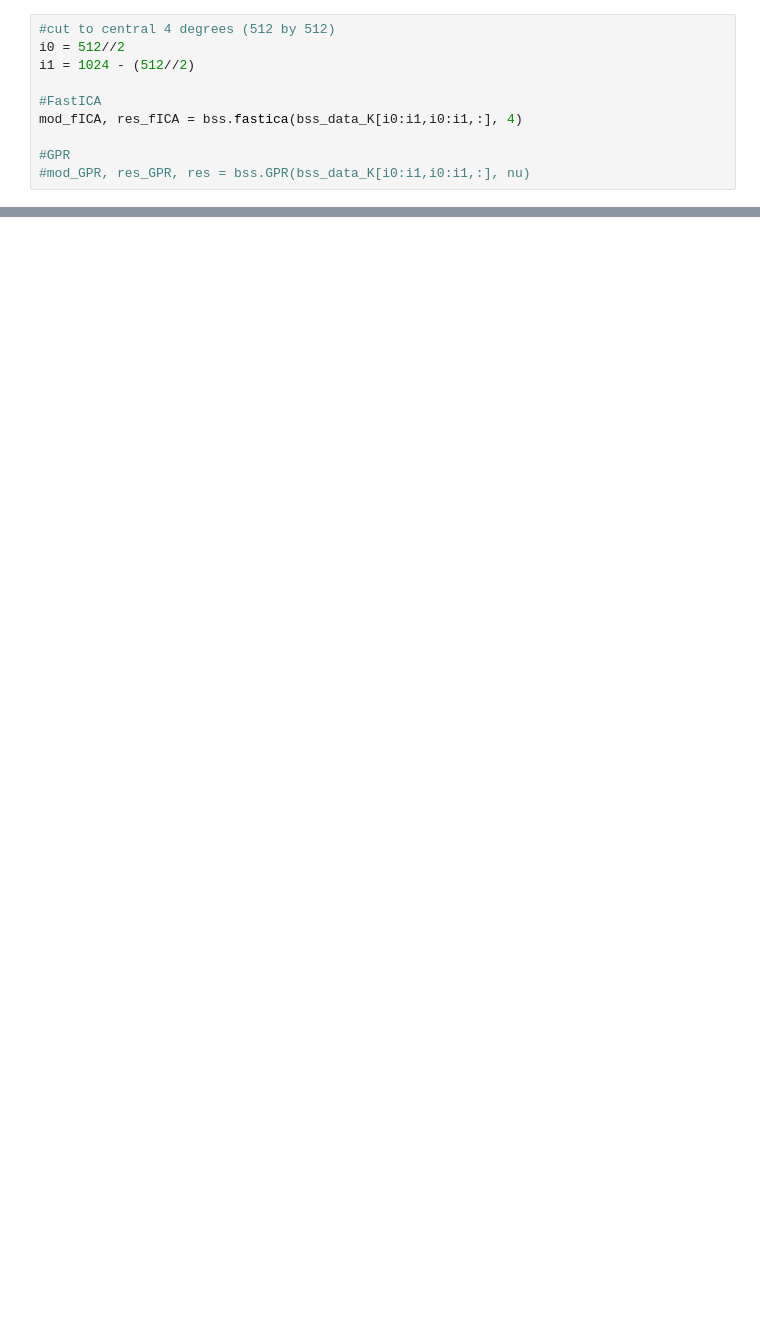
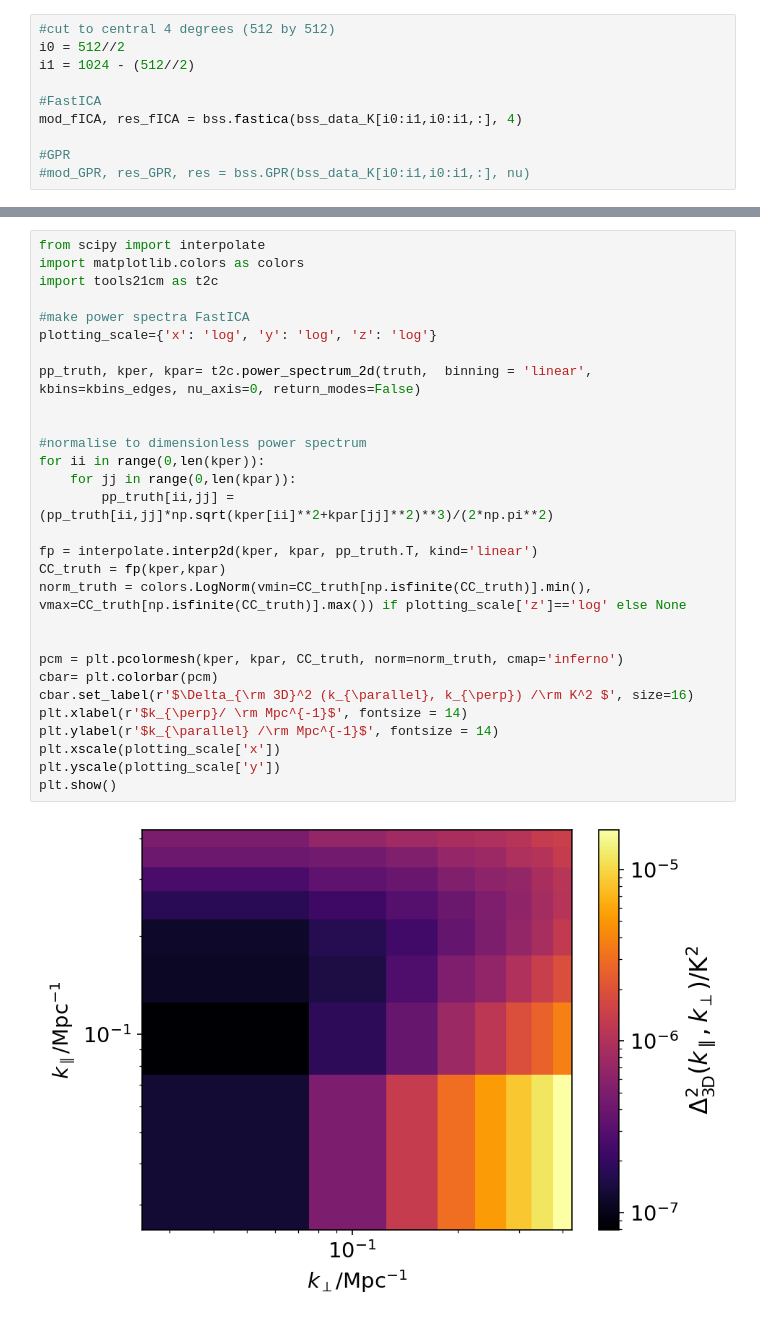
Before and after one commit to jenferon/Foreground_Removal_Pipeline, a Jupyter notebook: Jupyter_notebooks/diffuse_fg_removal.ipynb, the cells around one changed output, grey strips where cells are left out. Drawn from its saved outputs; the diff is of its cells as text; blank space fills up the shorter version.

```diff
--- a/Jupyter_notebooks/diffuse_fg_removal.ipynb
+++ b/Jupyter_notebooks/diffuse_fg_removal.ipynb
@@ -117,3 +169,34 @@ kbins_edges = [kper_edges_skao, kpar_edges_skao] # bin edges
+# %%
+from scipy import interpolate
+import matplotlib.colors as colors
+import tools21cm as t2c
+
+#make power spectra FastICA
+plotting_scale={'x': 'log', 'y': 'log', 'z': 'log'}
+
+pp_truth, kper, kpar= t2c.power_spectrum_2d(truth,  binning = 'linear', kbins=kbins_edges, nu_axis=0, return_modes=False)
+
+
+#normalise to dimensionless power spectrum
+for ii in range(0,len(kper)):
+    for jj in range(0,len(kpar)):
+        pp_truth[ii,jj] = (pp_truth[ii,jj]*np.sqrt(kper[ii]**2+kpar[jj]**2)**3)/(2*np.pi**2)
+
+fp = interpolate.interp2d(kper, kpar, pp_truth.T, kind='linear')
+CC_truth = fp(kper,kpar)
+norm_truth = colors.LogNorm(vmin=CC_truth[np.isfinite(CC_truth)].min(), vmax=CC_truth[np.isfinite(CC_truth)].max()) if plotting_scale['z']=='log' else None
+
+
+pcm = plt.pcolormesh(kper, kpar, CC_truth, norm=norm_truth, cmap='inferno')
+cbar= plt.colorbar(pcm)
+cbar.set_label(r'$\Delta_{\rm 3D}^2 (k_{\parallel}, k_{\perp}) /\rm K^2 $', size=16)
+plt.xlabel(r'$k_{\perp}/ \rm Mpc^{-1}$', fontsize = 14)
+plt.ylabel(r'$k_{\parallel} /\rm Mpc^{-1}$', fontsize = 14)
+plt.xscale(plotting_scale['x'])
+plt.yscale(plotting_scale['y'])
+plt.show()
+# %% [output]
+[figure, added]
 # %%
 import tools21cm as t2c
 from scipy import interpolate
```
Also changed, not shown: parts of 13 cells of this notebook, 2 other files.
